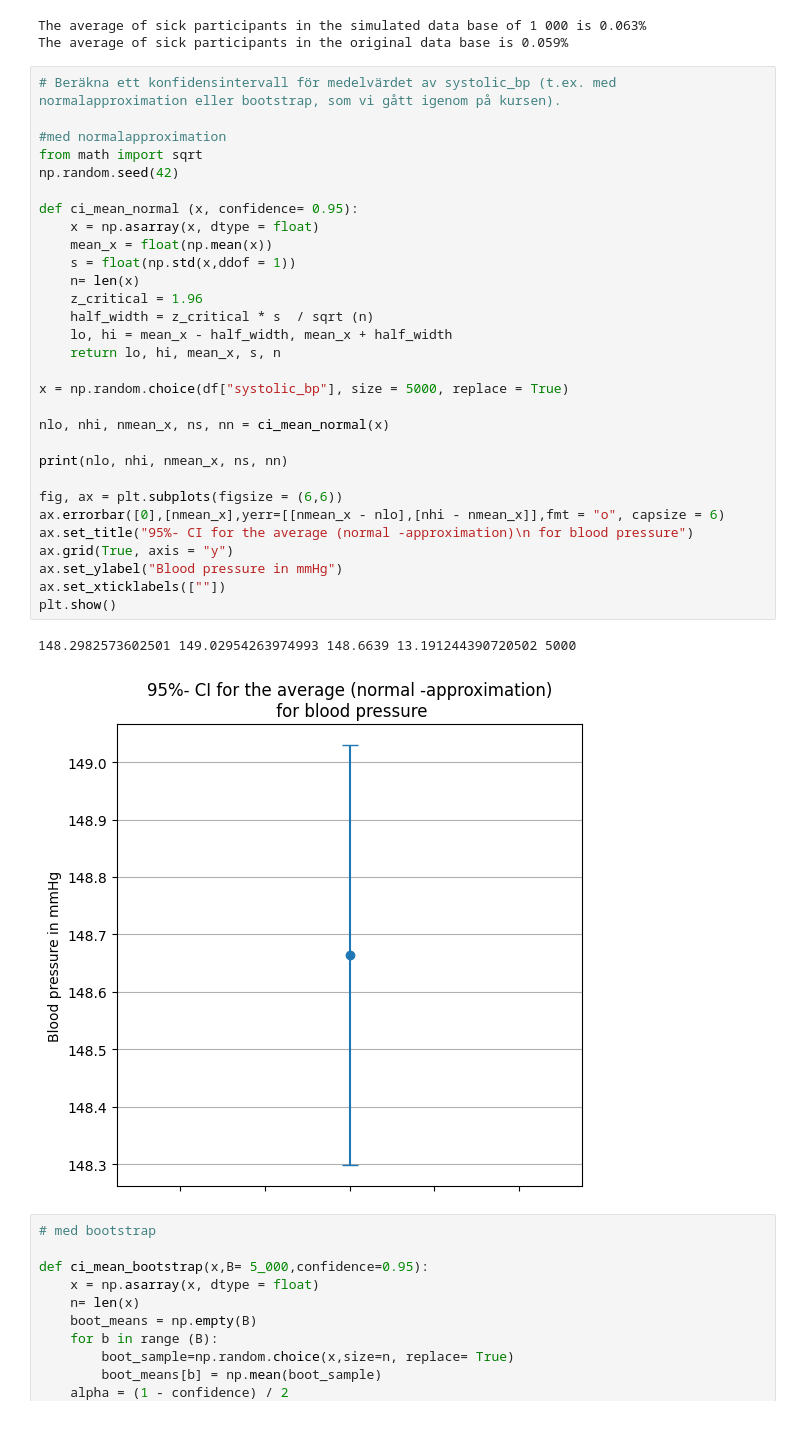
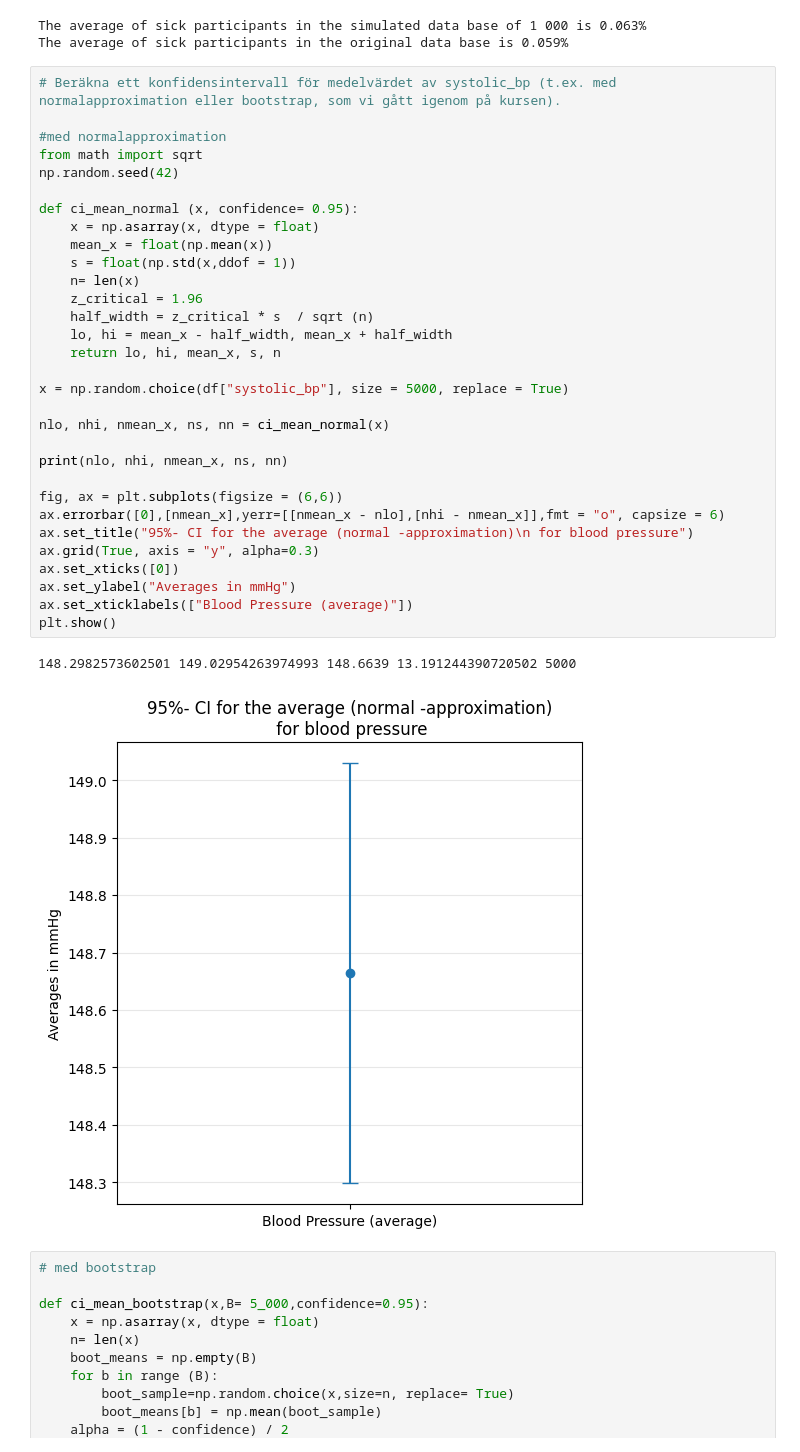
Before and after one commit to wendymermet-lgtm/H-lsostudie, a Jupyter notebook: report.ipynb, the cells around one changed output. Saved outputs shown, nothing was run; the diff lists cells and outputs as text; blank space fills up the shorter version.

Commit message:
I have made small visual changes, to finalize the report before handing it over

```diff
--- a/report.ipynb
+++ b/report.ipynb
@@ -142,36 +142,37 @@ The average of sick participants in the original data base is 0.059%
 # %%
 # Beräkna ett konfidensintervall för medelvärdet av systolic_bp (t.ex. med normalapproximation eller bootstrap, som vi gått igenom på kursen).
 
 #med normalapproximation
 from math import sqrt
 np.random.seed(42)
 
 def ci_mean_normal (x, confidence= 0.95):
     x = np.asarray(x, dtype = float)
     mean_x = float(np.mean(x))
     s = float(np.std(x,ddof = 1))
     n= len(x)
     z_critical = 1.96
     half_width = z_critical * s  / sqrt (n)
     lo, hi = mean_x - half_width, mean_x + half_width
     return lo, hi, mean_x, s, n
 
 x = np.random.choice(df["systolic_bp"], size = 5000, replace = True)
 
 nlo, nhi, nmean_x, ns, nn = ci_mean_normal(x)
 
 print(nlo, nhi, nmean_x, ns, nn)
 
 fig, ax = plt.subplots(figsize = (6,6))
 ax.errorbar([0],[nmean_x],yerr=[[nmean_x - nlo],[nhi - nmean_x]],fmt = "o", capsize = 6)
 ax.set_title("95%- CI for the average (normal -approximation)\n for blood pressure")
-ax.grid(True, axis = "y")
-ax.set_ylabel("Blood pressure in mmHg")
-ax.set_xticklabels([""])
+ax.grid(True, axis = "y", alpha=0.3)
+ax.set_xticks([0])
+ax.set_ylabel("Averages in mmHg")
+ax.set_xticklabels(["Blood Pressure (average)"])
 plt.show()
 # %% [output]
 148.2982573602501 149.02954263974993 148.6639 13.191244390720502 5000
-[figure, old version]
+[figure, new version]
 # %%
 # med bootstrap
 
```
